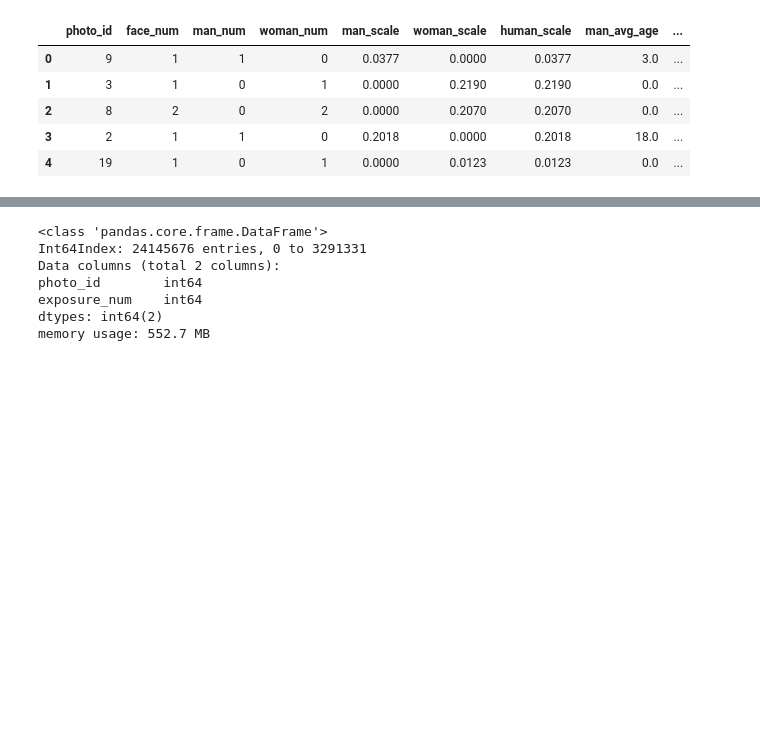
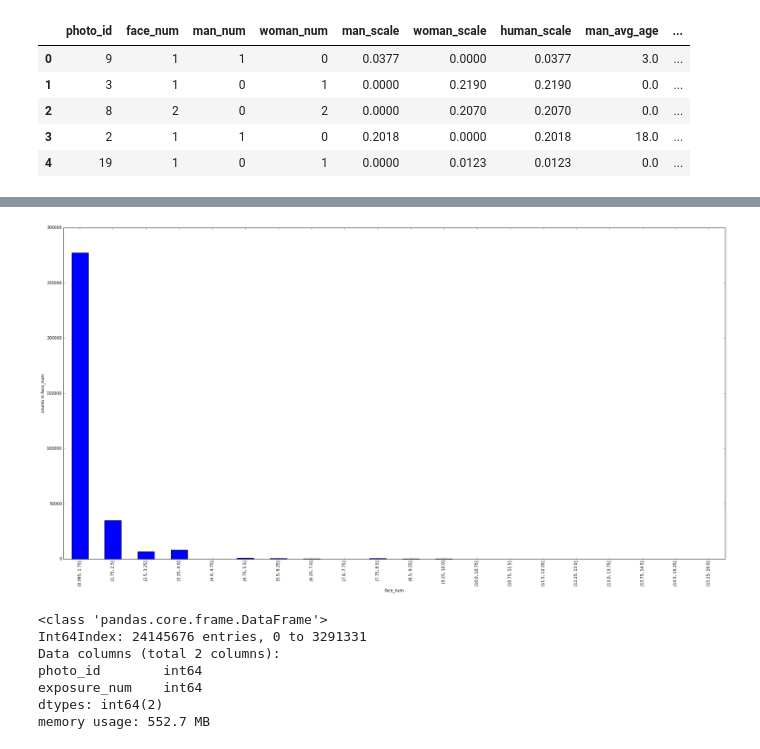
Before and after one commit to kitianFresh/kuaishou, a Jupyter notebook: features/eda2.ipynb, the cells around one changed output, grey strips where cells are left out. Saved outputs shown, nothing was run; the diff lists cells and outputs as text; code cells hidden in the pictures; blank space fills up the shorter version.

```diff
--- a/features/eda2.ipynb
+++ b/features/eda2.ipynb
@@ -286,3 +303,7 @@ face_data.head()
+# %%
+plot_data_cut(face_data.iloc[num_train:], 'face_num', 20)
+# %% [output]
+[figure, added]
 # %%
 user_item_data = pd.concat([user_item_train[['user_id', 'photo_id', 'time', 'duration_time']], user_item_test])
 
```
Also changed, not shown: parts of 25 cells of this notebook, 7 other files.
